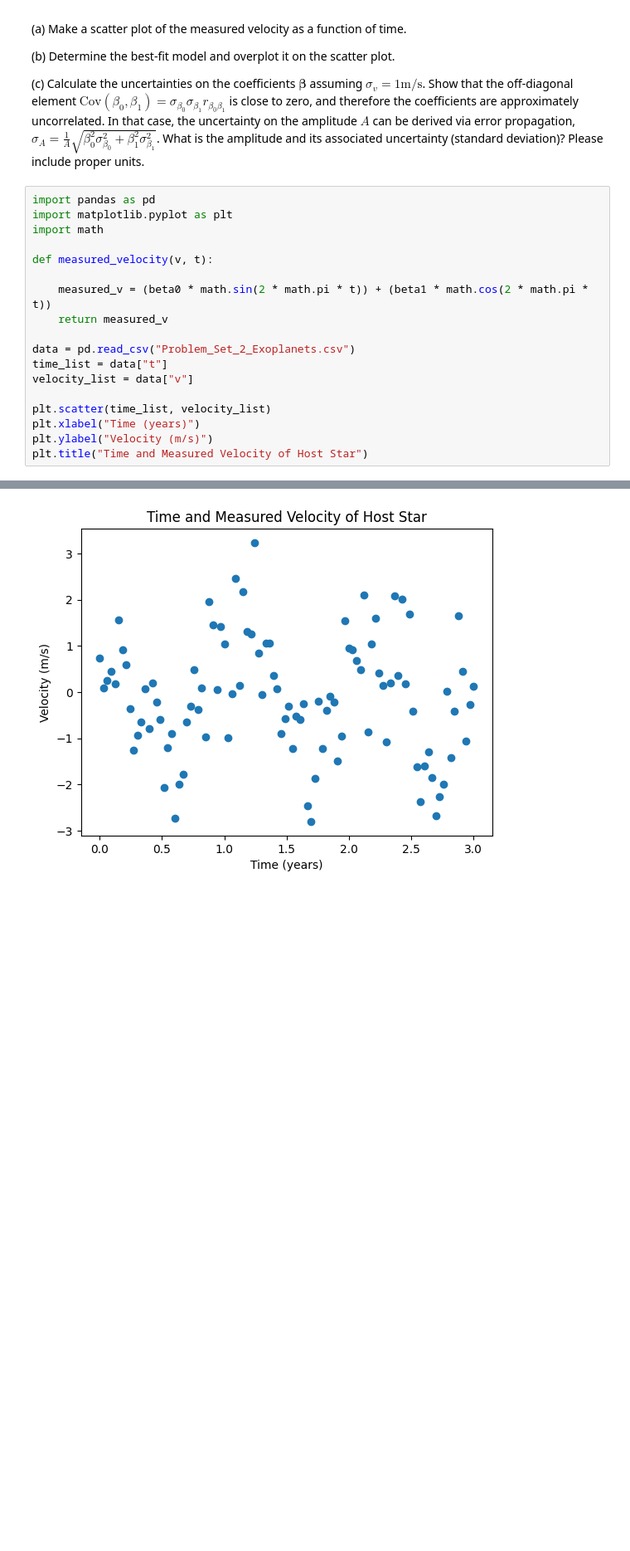
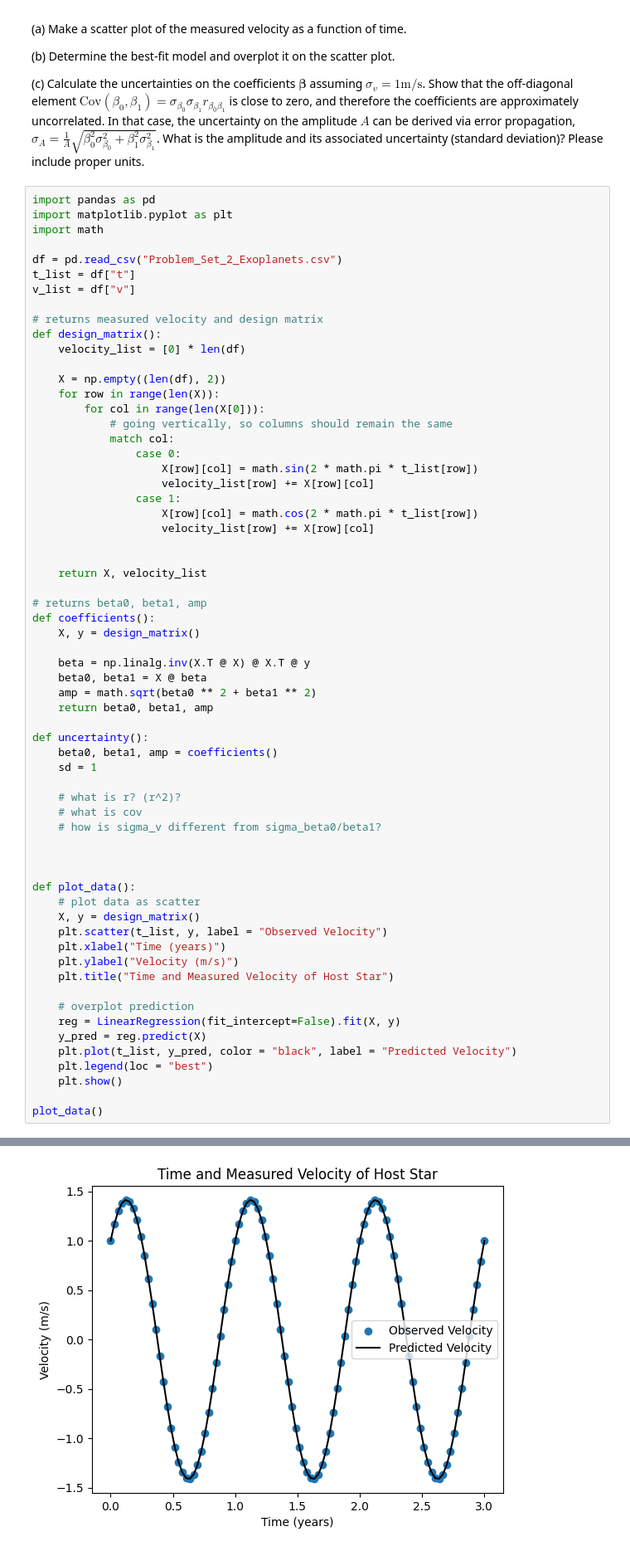
Before and after one commit to queue-h/ISCI-396, a Jupyter notebook: problem_sets/Problem_Set_2.ipynb, the cells around one changed output, grey strips where cells are left out. Shown at 83% size. Drawn from its saved outputs; the diff is of its cells as text; blank space fills up the shorter version.

Commit message:
linear regression modeling practice

```diff
--- a/problem_sets/Problem_Set_2.ipynb
+++ b/problem_sets/Problem_Set_2.ipynb
@@ -67,17 +139,62 @@ import pandas as pd
 import matplotlib.pyplot as plt
 import math
 
-def measured_velocity(v, t):
+df = pd.read_csv("Problem_Set_2_Exoplanets.csv")
+t_list = df["t"]
+v_list = df["v"]
 
-    measured_v = (beta0 * math.sin(2 * math.pi * t)) + (beta1 * math.cos(2 * math.pi * t))
-    return measured_v
+# returns measured velocity and design matrix
+def design_matrix():
+    velocity_list = [0] * len(df)
 
-data = pd.read_csv("Problem_Set_2_Exoplanets.csv")
-time_list = data["t"]
-velocity_list = data["v"]
+    X = np.empty((len(df), 2))
+    for row in range(len(X)):
+        for col in range(len(X[0])):
+            # going vertically, so columns should remain the same
+            match col:
+                case 0:
+                    X[row][col] = math.sin(2 * math.pi * t_list[row])
+                    velocity_list[row] += X[row][col]
+                case 1:
+                    X[row][col] = math.cos(2 * math.pi * t_list[row])
+                    velocity_list[row] += X[row][col]
 
-plt.scatter(time_list, velocity_list)
-plt.xlabel("Time (years)")
-plt.ylabel("Velocity (m/s)")
-plt.title("Time and Measured Velocity of Host Star")
+
+    return X, velocity_list
+
+# returns beta0, beta1, amp
+def coefficients():
+    X, y = design_matrix()
+
+    beta = np.linalg.inv(X.T @ X) @ X.T @ y
+    beta0, beta1 = X @ beta
+    amp = math.sqrt(beta0 ** 2 + beta1 ** 2)
+    return beta0, beta1, amp
+
+def uncertainty():
+    beta0, beta1, amp = coefficients()
+    sd = 1
+
+    # what is r? (r^2)?
+    # what is cov
+    # how is sigma_v different from sigma_beta0/beta1?
+
+
+
+def plot_data():
+    # plot data as scatter
+    X, y = design_matrix()
+    plt.scatter(t_list, y, label = "Observed Velocity")
+    plt.xlabel("Time (years)")
+    plt.ylabel("Velocity (m/s)")
+    plt.title("Time and Measured Velocity of Host Star")
+
+    # overplot prediction
+    reg = LinearRegression(fit_intercept=False).fit(X, y)
+    y_pred = reg.predict(X)
+    plt.plot(t_list, y_pred, color = "black", label = "Predicted Velocity")
+    plt.legend(loc = "best")
+    plt.show()
+
+plot_data()
 # %% [output]
@@ -85 +201 @@ Text(0.5, 1.0, 'Time and Measured Velocity of Host Star')
-[figure, old version]
+[figure, new version]
```
Also changed, not shown: parts of 2 cells of this notebook, 1 other file.
